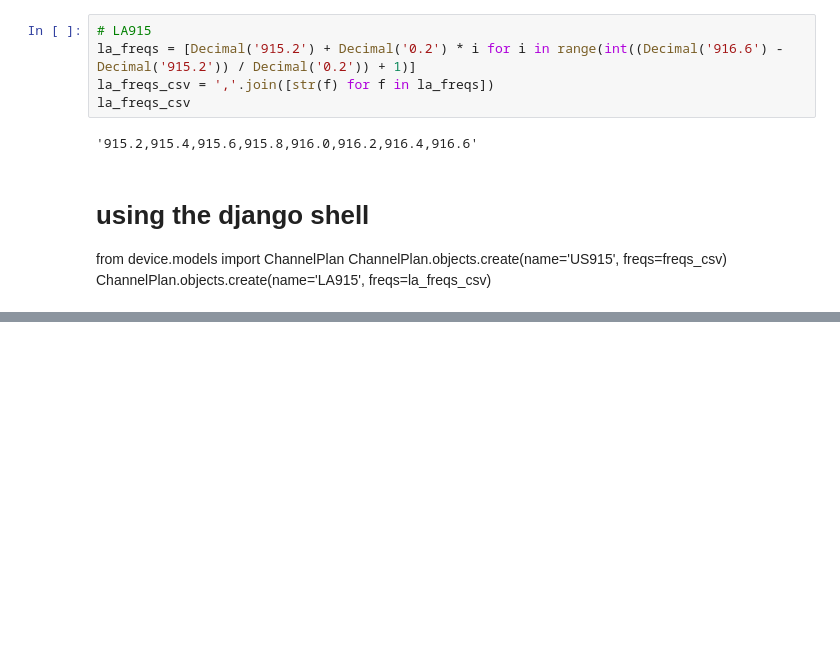
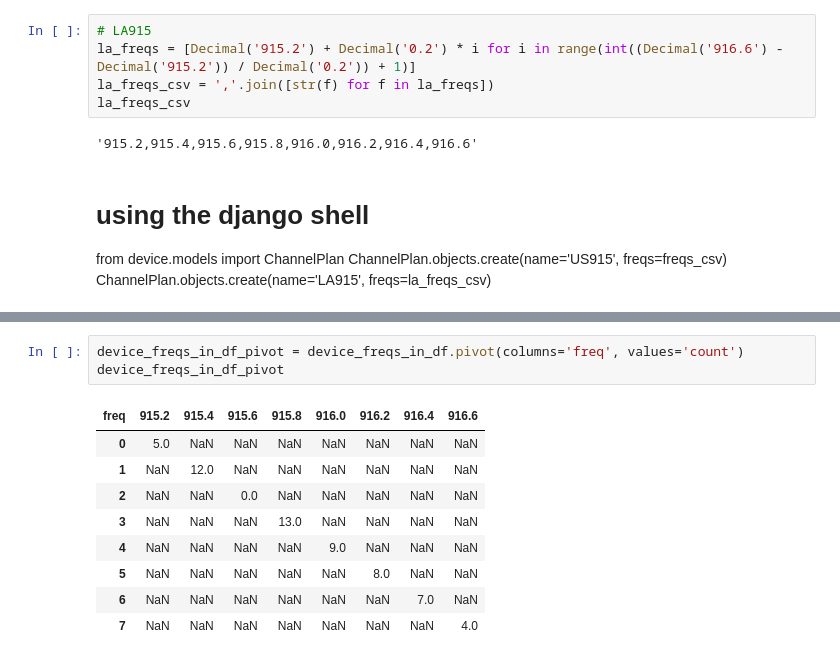
Before and after one commit to sheeriot/surveyor, a Jupyter notebook: notebooks/channels.ipynb, the cells around one changed output, grey strips where cells are left out. Saved outputs shown, nothing was run; the diff lists cells and outputs as text; blank space fills up the shorter version.

```diff
--- a/notebooks/channels.ipynb
+++ b/notebooks/channels.ipynb
@@ -28,0 +117,13 @@ ChannelPlan.objects.create(name='LA915', freqs=la_freqs_csv)
+# %%
+device_freqs_in_df_pivot = device_freqs_in_df.pivot(columns='freq', values='count')
+device_freqs_in_df_pivot
+# %% [output]
+| freq | 915.2 | 915.4 | 915.6 | 915.8 | 916.0 | 916.2 | 916.4 | 916.6 |
+| 0 | 5.0 | NaN | NaN | NaN | NaN | NaN | NaN | NaN |
+| 1 | NaN | 12.0 | NaN | NaN | NaN | NaN | NaN | NaN |
+| 2 | NaN | NaN | 0.0 | NaN | NaN | NaN | NaN | NaN |
+| 3 | NaN | NaN | NaN | 13.0 | NaN | NaN | NaN | NaN |
+| 4 | NaN | NaN | NaN | NaN | 9.0 | NaN | NaN | NaN |
+| 5 | NaN | NaN | NaN | NaN | NaN | 8.0 | NaN | NaN |
+| 6 | NaN | NaN | NaN | NaN | NaN | NaN | 7.0 | NaN |
+| 7 | NaN | NaN | NaN | NaN | NaN | NaN | NaN | 4.0 |
```
Also changed, not shown: parts of 9 cells of this notebook, 5 other files.
